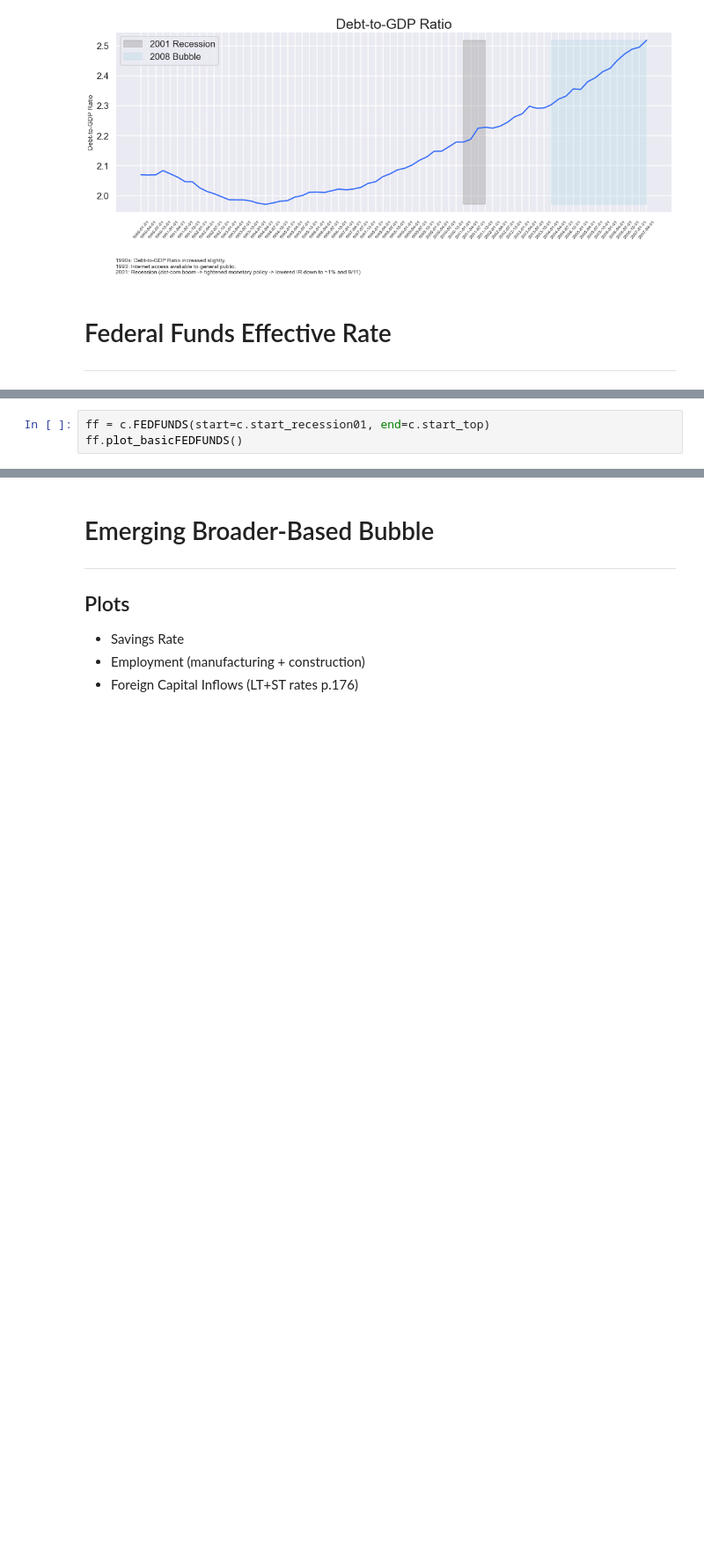
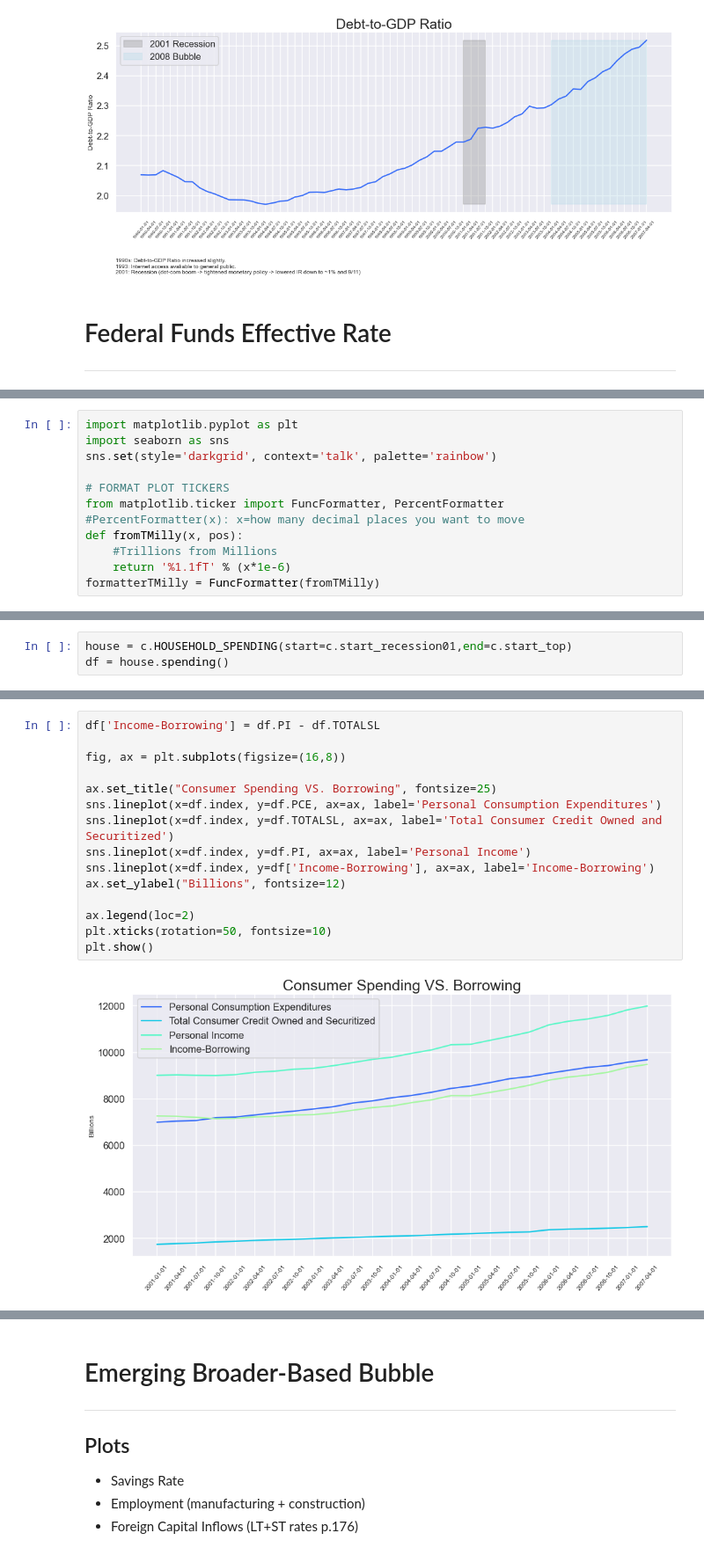
Before and after one commit to bridaniels/Principles_NavigatingBigDebtCrises, a Jupyter notebook: Part2/US_DebtAdjustment/2008_bubble.ipynb, the cells around one changed output, grey strips where cells are left out. Shown at 88% size. Cells and saved outputs as stored; diff of their text form; blank space fills up the shorter version.

```diff
--- a/Part2/US_DebtAdjustment/2008_bubble.ipynb
+++ b/Part2/US_DebtAdjustment/2008_bubble.ipynb
@@ -72,3 +74,15 @@ d2gdp.plot_debt2gdp_ratio()
+# %%
+import matplotlib.pyplot as plt
+import seaborn as sns
+sns.set(style='darkgrid', context='talk', palette='rainbow')
+
+# FORMAT PLOT TICKERS
+from matplotlib.ticker import FuncFormatter, PercentFormatter
+#PercentFormatter(x): x=how many decimal places you want to move
+def fromTMilly(x, pos):
+    #Trillions from Millions
+    return '%1.1fT' % (x*1e-6)
+formatterTMilly = FuncFormatter(fromTMilly)
 # %%
 import cycles as c
 # %% [output]
@@ -78,5 +93,5 @@ import cycles as c
  Bubble Start: 2004-01-01
  Top Start: 2007-04-01
 # %%
-ff = c.FEDFUNDS(start=c.start_recession01, end=c.start_top)
-ff.plot_basicFEDFUNDS()
+house = c.HOUSEHOLD_SPENDING(start=c.start_recession01,end=c.start_top)
+df = house.spending()
@@ -84,0 +107,17 @@ ff.plot_basicFEDFUNDS()
+# %%
+df['Income-Borrowing'] = df.PI - df.TOTALSL
+
+fig, ax = plt.subplots(figsize=(16,8))
+
+ax.set_title("Consumer Spending VS. Borrowing", fontsize=25)
+sns.lineplot(x=df.index, y=df.PCE, ax=ax, label='Personal Consumption Expenditures')
+sns.lineplot(x=df.index, y=df.TOTALSL, ax=ax, label='Total Consumer Credit Owned and Securitized')
+sns.lineplot(x=df.index, y=df.PI, ax=ax, label='Personal Income')
+sns.lineplot(x=df.index, y=df['Income-Borrowing'], ax=ax, label='Income-Borrowing')
+ax.set_ylabel("Billions", fontsize=12)
+
+ax.legend(loc=2)
+plt.xticks(rotation=50, fontsize=10)
+plt.show()
+# %% [output]
+[figure, added]
```
Also changed, not shown: parts of 9 cells of this notebook, 1 other file.
